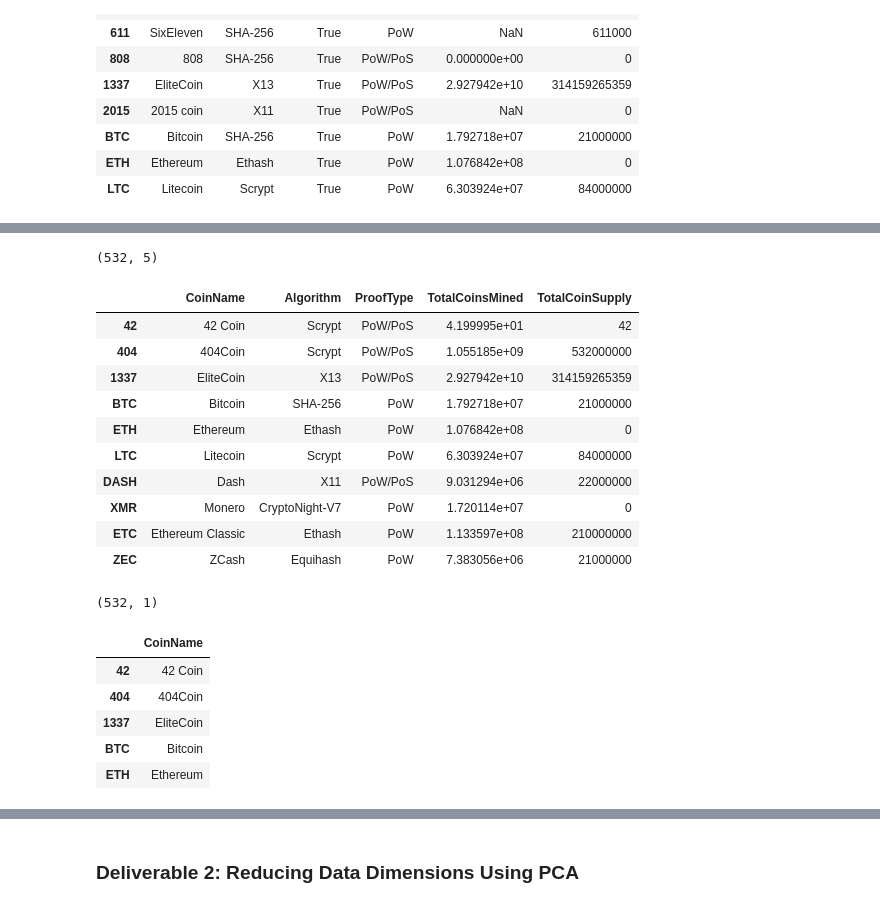
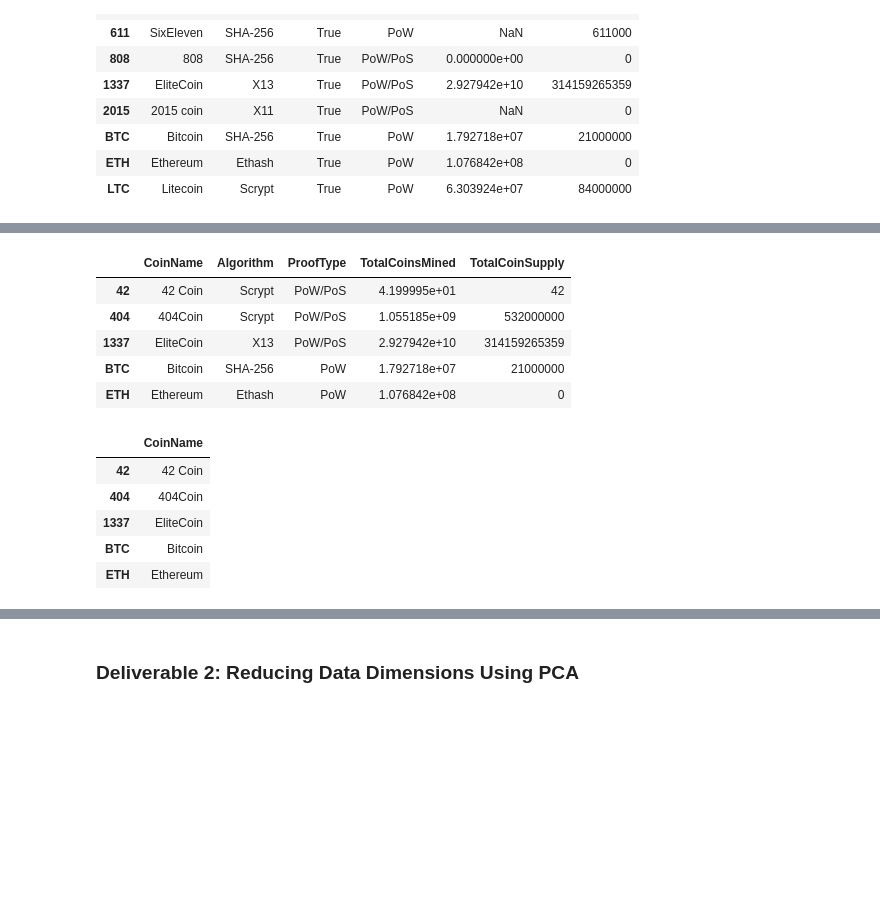
Before and after one commit to pheel24/Cryptocurrencies, a Jupyter notebook: crypto_clustering.ipynb, the cells around one changed output, grey strips where cells are left out. Cells and saved outputs as stored; diff of their text form; code cells hidden in the pictures; blank space fills up the shorter version.

```diff
--- a/crypto_clustering.ipynb
+++ b/crypto_clustering.ipynb
@@ -62,5 +63,6 @@ memory usage: 54.7+ KB
 | LTC | Litecoin | Scrypt | True | PoW | 6.303924e+07 | 84000000 |
 # %%
 # Remove the "IsTrading" column.
-# YOUR CODE HERE
+crypto_df=crypto_df.drop("IsTrading",axis=1)
+crypto_df.head()
 # %% [output]
@@ -79,3 +75,3 @@ memory usage: 54.7+ KB
 # %%
 # Remove rows that have at least 1 null value.
-# YOUR CODE HERE
+crypto_df=crypto_df.dropna()
@@ -95,24 +78,19 @@ memory usage: 54.7+ KB
 # %%
 # Keep the rows where coins are mined.
-# YOUR CODE HERE
+crypto_df.drop(crypto_df[crypto_df["TotalCoinsMined"]==0.0].index,inplace=True)
+crypto_df.head()
 # %% [output]
-(532, 5)
 |  | CoinName | Algorithm | ProofType | TotalCoinsMined | TotalCoinSupply |
 | 42 | 42 Coin | Scrypt | PoW/PoS | 4.199995e+01 | 42 |
 | 404 | 404Coin | Scrypt | PoW/PoS | 1.055185e+09 | 532000000 |
 | 1337 | EliteCoin | X13 | PoW/PoS | 2.927942e+10 | 314159265359 |
 | BTC | Bitcoin | SHA-256 | PoW | 1.792718e+07 | 21000000 |
 | ETH | Ethereum | Ethash | PoW | 1.076842e+08 | 0 |
-| LTC | Litecoin | Scrypt | PoW | 6.303924e+07 | 84000000 |
-| DASH | Dash | X11 | PoW/PoS | 9.031294e+06 | 22000000 |
-| XMR | Monero | CryptoNight-V7 | PoW | 1.720114e+07 | 0 |
-| ETC | Ethereum Classic | Ethash | PoW | 1.133597e+08 | 210000000 |
-| ZEC | ZCash | Equihash | PoW | 7.383056e+06 | 21000000 |
 # %%
 # Create a new DataFrame that holds only the cryptocurrencies names.
-# YOUR CODE HERE
+crypto_names_df=pd.DataFrame(crypto_df.CoinName)
+crypto_names_df.head()
 # %% [output]
-(532, 1)
 |  | CoinName |
 | 42 | 42 Coin |
 | 404 | 404Coin |
```
Also changed, not shown: parts of 19 cells of this notebook.
